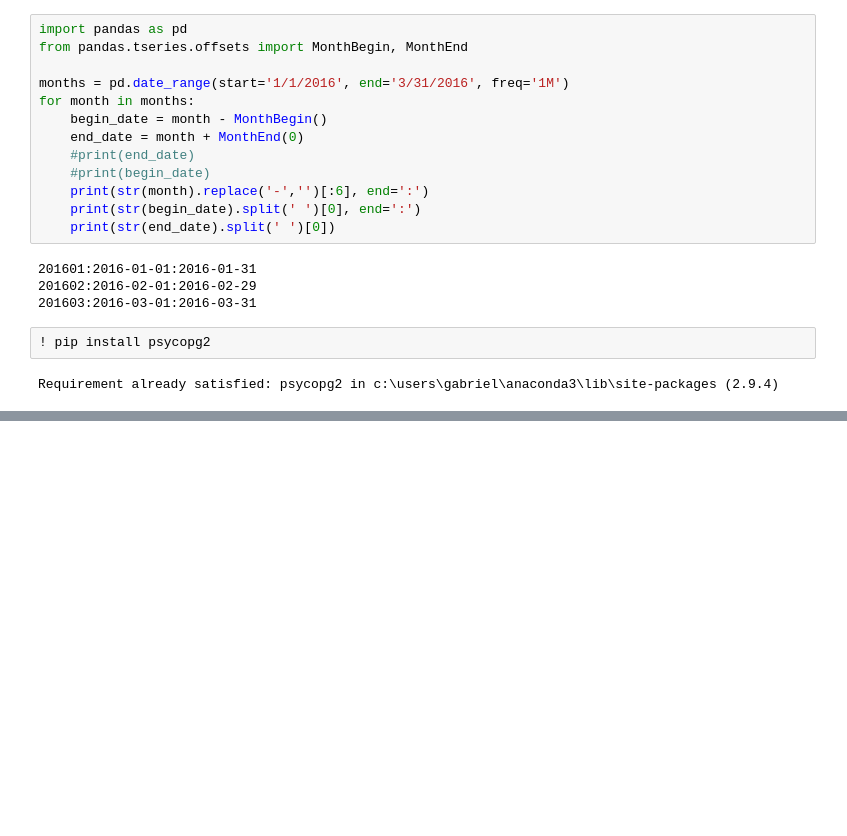
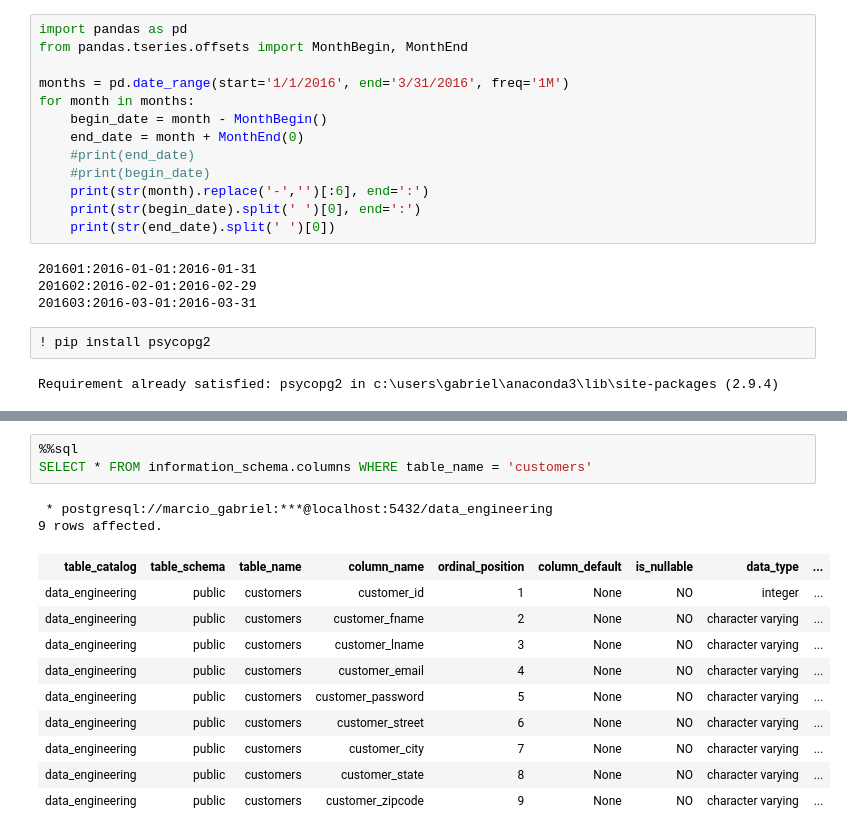
Before and after one commit to marcioGabrielMengali/data-engineering-essentials, a Jupyter notebook: section-12/partitioning.ipynb, the cells around one changed output, grey strips where cells are left out. Saved outputs shown, nothing was run; the diff lists cells and outputs as text; blank space fills up the shorter version.

```diff
--- a/section-12/partitioning.ipynb
+++ b/section-12/partitioning.ipynb
@@ -269,0 +517,16 @@ Adding partition for 2022-12-01 00:00:00 and 2022-12-31 00:00:00
+# %%
+%%sql
+SELECT * FROM information_schema.columns WHERE table_name = 'customers'
+# %% [output]
+ * postgresql://marcio_gabriel:***@localhost:5432/data_engineering
+9 rows affected.
+| table_catalog | table_schema | table_name | column_name | ordinal_position | column_default | is_nullable | data_type | ... |
+| data_engineering | public | customers | customer_id | 1 | None | NO | integer | ... |
+| data_engineering | public | customers | customer_fname | 2 | None | NO | character varying | ... |
+| data_engineering | public | customers | customer_lname | 3 | None | NO | character varying | ... |
+| data_engineering | public | customers | customer_email | 4 | None | NO | character varying | ... |
+| data_engineering | public | customers | customer_password | 5 | None | NO | character varying | ... |
+| data_engineering | public | customers | customer_street | 6 | None | NO | character varying | ... |
+| data_engineering | public | customers | customer_city | 7 | None | NO | character varying | ... |
+| data_engineering | public | customers | customer_state | 8 | None | NO | character varying | ... |
+| data_engineering | public | customers | customer_zipcode | 9 | None | NO | character varying | ... |
```
Also changed, not shown: parts of 35 cells of this notebook.
